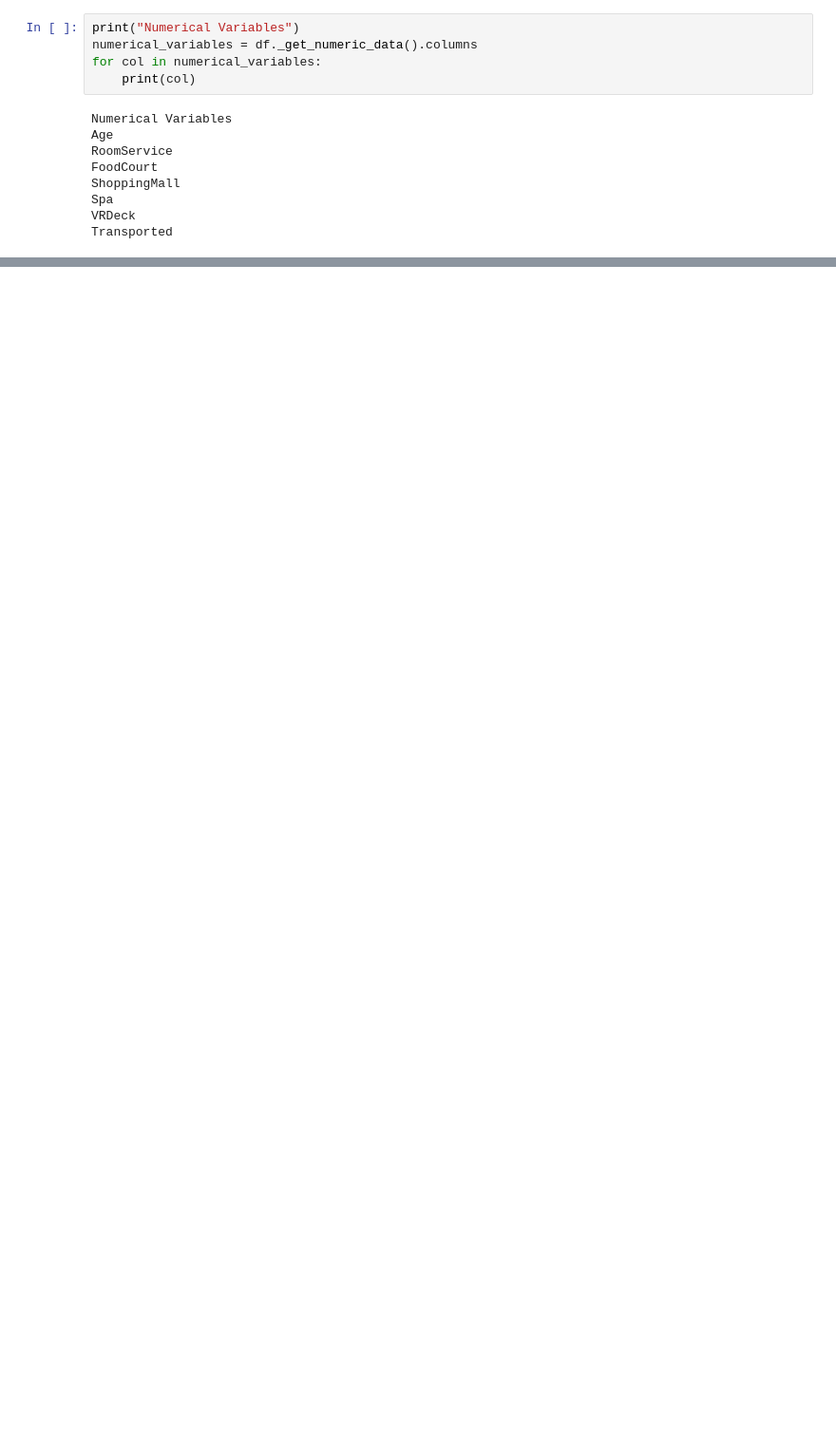
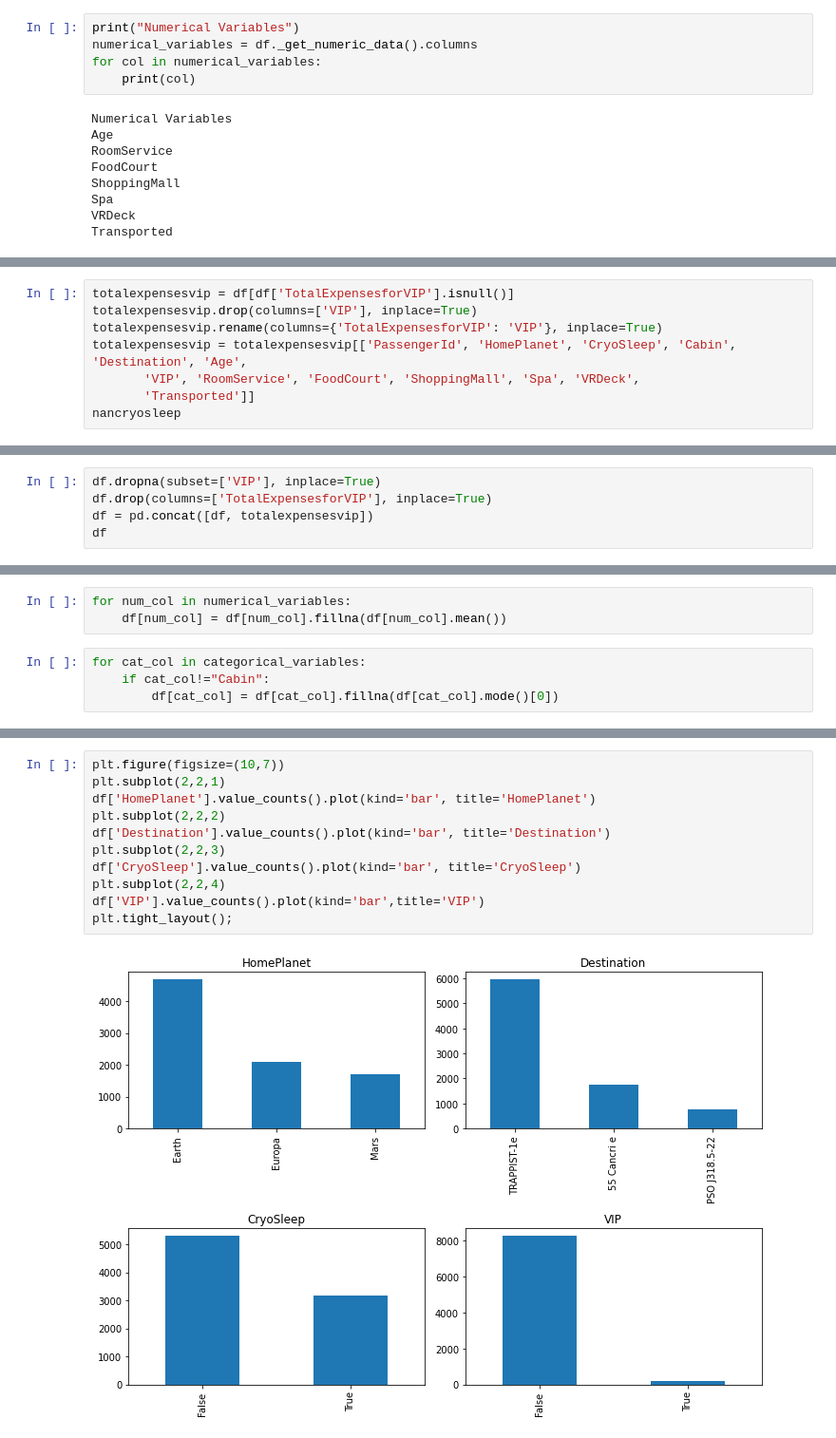
Before and after one commit to berkurkmez/spaceship-titanic, a Jupyter notebook: spaceship_titanic.ipynb, the cells around one changed output, grey strips where cells are left out. Shown at 95% size. Saved outputs shown, nothing was run; the diff lists cells and outputs as text; blank space fills up the shorter version.

```diff
--- a/spaceship_titanic.ipynb
+++ b/spaceship_titanic.ipynb
@@ -145,0 +307,8 @@ df['CryoSleep'] = df['CryoSleep'].fillna('yes')
+# %%
+totalexpensesvip = df[df['TotalExpensesforVIP'].isnull()]
+totalexpensesvip.drop(columns=['VIP'], inplace=True)
+totalexpensesvip.rename(columns={'TotalExpensesforVIP': 'VIP'}, inplace=True)
+totalexpensesvip = totalexpensesvip[['PassengerId', 'HomePlanet', 'CryoSleep', 'Cabin', 'Destination', 'Age',
+       'VIP', 'RoomService', 'FoodCourt', 'ShoppingMall', 'Spa', 'VRDeck',
+       'Transported']]
+nancryosleep
@@ -145,0 +355,5 @@ df['CryoSleep'] = df['CryoSleep'].fillna('yes')
+# %%
+df.dropna(subset=['VIP'], inplace=True)
+df.drop(columns=['TotalExpensesforVIP'], inplace=True)
+df = pd.concat([df, totalexpensesvip])
+df
@@ -145,0 +391,7 @@ df['CryoSleep'] = df['CryoSleep'].fillna('yes')
+# %%
+for num_col in numerical_variables:
+    df[num_col] = df[num_col].fillna(df[num_col].mean())
+# %%
+for cat_col in categorical_variables:
+    if cat_col!="Cabin":
+        df[cat_col] = df[cat_col].fillna(df[cat_col].mode()[0])
@@ -145,0 +415,13 @@ df['CryoSleep'] = df['CryoSleep'].fillna('yes')
+# %%
+plt.figure(figsize=(10,7))
+plt.subplot(2,2,1)
+df['HomePlanet'].value_counts().plot(kind='bar', title='HomePlanet')
+plt.subplot(2,2,2)
+df['Destination'].value_counts().plot(kind='bar', title='Destination')
+plt.subplot(2,2,3)
+df['CryoSleep'].value_counts().plot(kind='bar', title='CryoSleep')
+plt.subplot(2,2,4)
+df['VIP'].value_counts().plot(kind='bar',title='VIP')
+plt.tight_layout();
+# %% [output]
+[figure, added]
```
Also changed, not shown: parts of 37 cells of this notebook.
